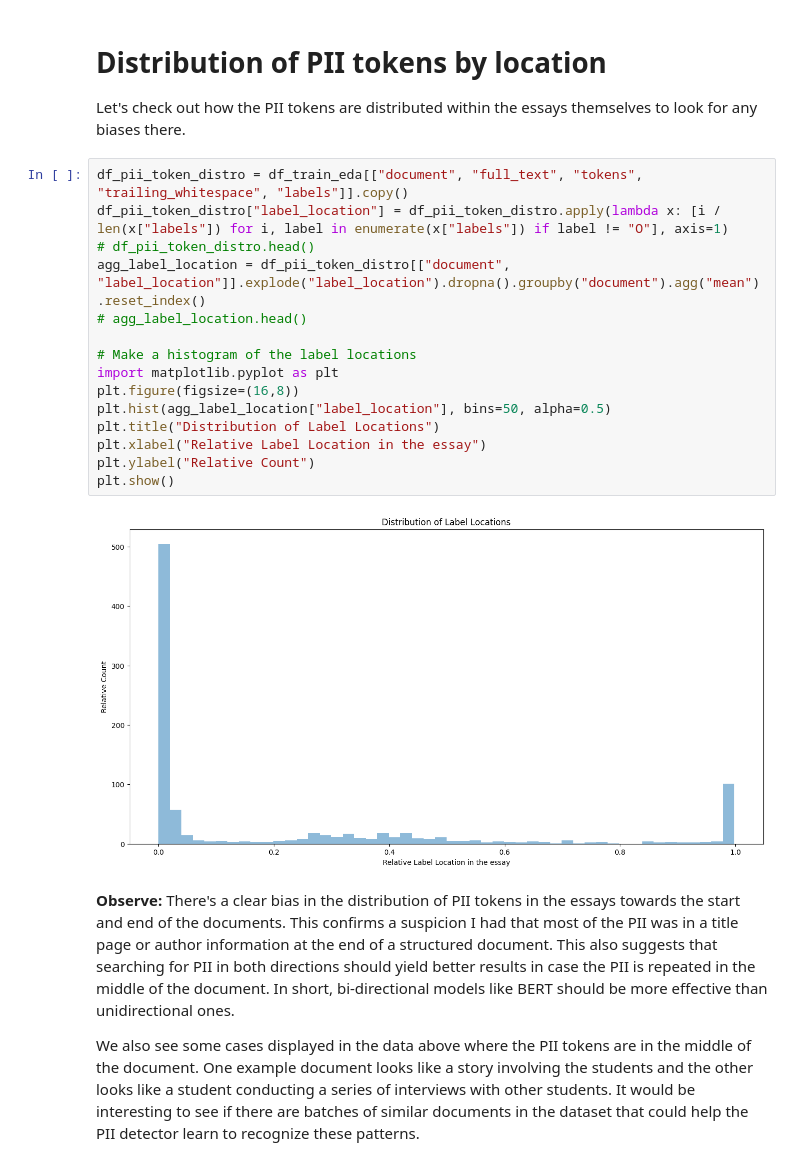
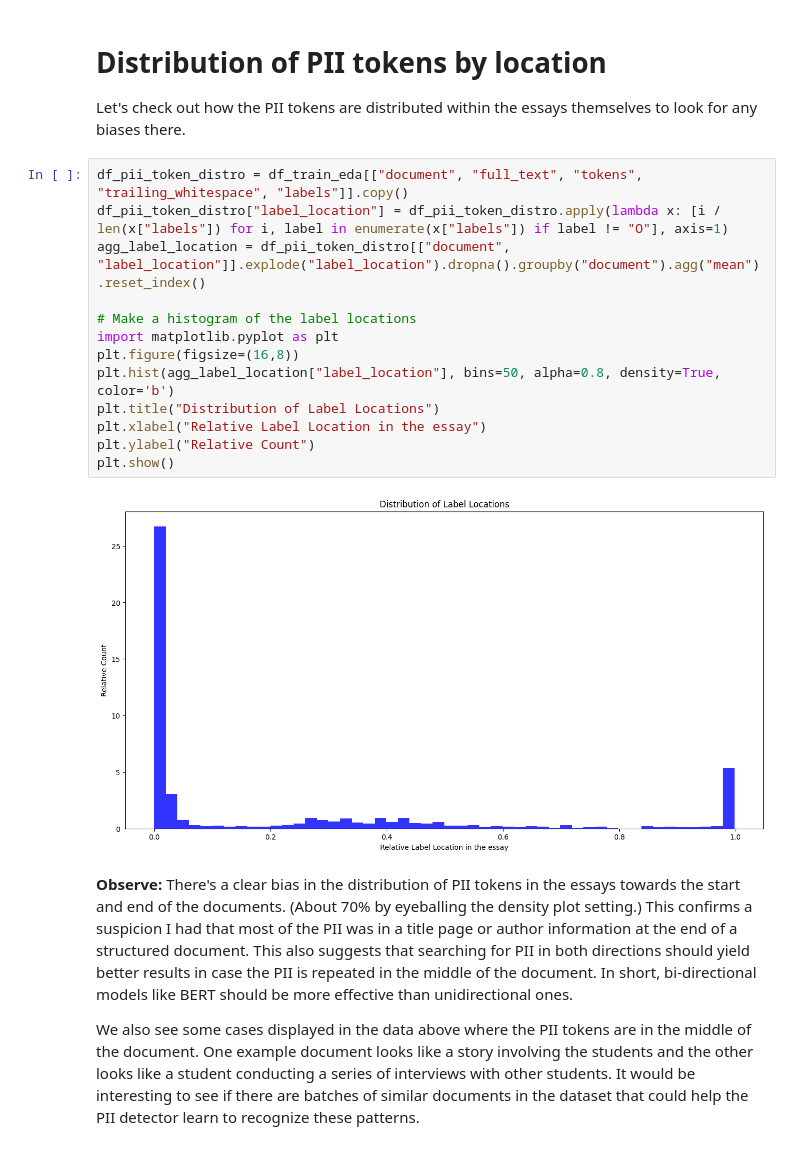
Before and after one commit to lambe/kaggling, a Jupyter notebook: learning_agency_pii_2023/pii-data-detection-eda.ipynb, the cells around one changed output. Drawn from its saved outputs; the diff is of its cells as text.

```diff
--- a/learning_agency_pii_2023/pii-data-detection-eda.ipynb
+++ b/learning_agency_pii_2023/pii-data-detection-eda.ipynb
@@ -301,21 +301,19 @@ Let's check out how the PII tokens are distributed within the essays themselves
 # %%
 df_pii_token_distro = df_train_eda[["document", "full_text", "tokens", "trailing_whitespace", "labels"]].copy()
 df_pii_token_distro["label_location"] = df_pii_token_distro.apply(lambda x: [i / len(x["labels"]) for i, label in enumerate(x["labels"]) if label != "O"], axis=1)
-# df_pii_token_distro.head()
 agg_label_location = df_pii_token_distro[["document", "label_location"]].explode("label_location").dropna().groupby("document").agg("mean").reset_index()
-# agg_label_location.head()
 
 # Make a histogram of the label locations
 import matplotlib.pyplot as plt
 plt.figure(figsize=(16,8))
-plt.hist(agg_label_location["label_location"], bins=50, alpha=0.5)
+plt.hist(agg_label_location["label_location"], bins=50, alpha=0.8, density=True, color='b')
 plt.title("Distribution of Label Locations")
 plt.xlabel("Relative Label Location in the essay")
 plt.ylabel("Relative Count")
 plt.show()
 # %% [output]
-[figure, old version]
+[figure, new version]
 # %% [markdown]
-**Observe:** There's a clear bias in the distribution of PII tokens in the essays towards the start and end of the documents. This confirms a suspicion I had that most of the PII was in a title page or author information at the end of a structured document. This also suggests that searching for PII in both directions should yield better results in case the PII is repeated in the middle of the document. In short, bi-directional models like BERT should be more effective than unidirectional ones.
+**Observe:** There's a clear bias in the distribution of PII tokens in the essays towards the start and end of the documents. (About 70% by eyeballing the density plot setting.) This confirms a suspicion I had that most of the PII was in a title page or author information at the end of a structured document. This also suggests that searching for PII in both directions should yield better results in case the PII is repeated in the middle of the document. In short, bi-directional models like BERT should be more effective than unidirectional ones.
 
 We also see some cases displayed in the data above where the PII tokens are in the middle of the document. One example document looks like a story involving the students and the other looks like a student conducting a series of interviews with other students. It would be interesting to see if there are batches of similar documents in the dataset that could help the PII detector learn to recognize these patterns.
```
Also changed, not shown: parts of 6 cells of this notebook.
